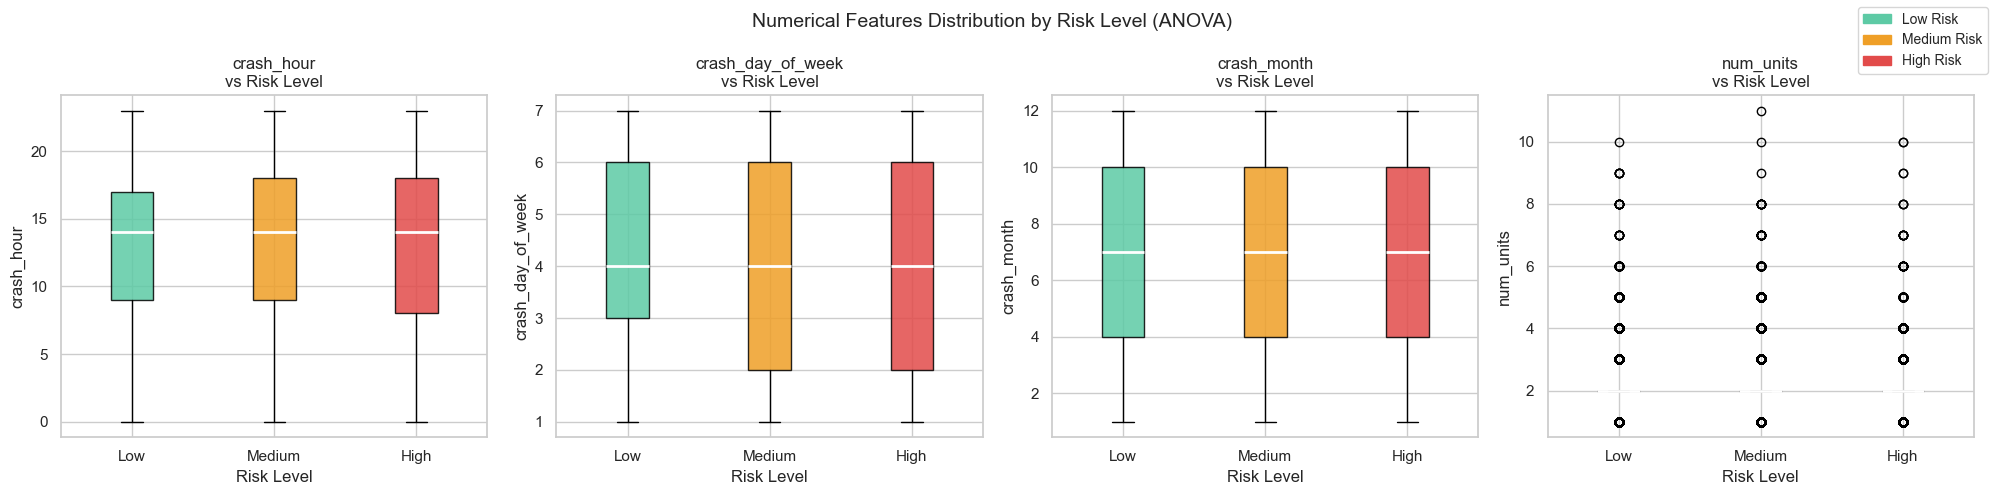
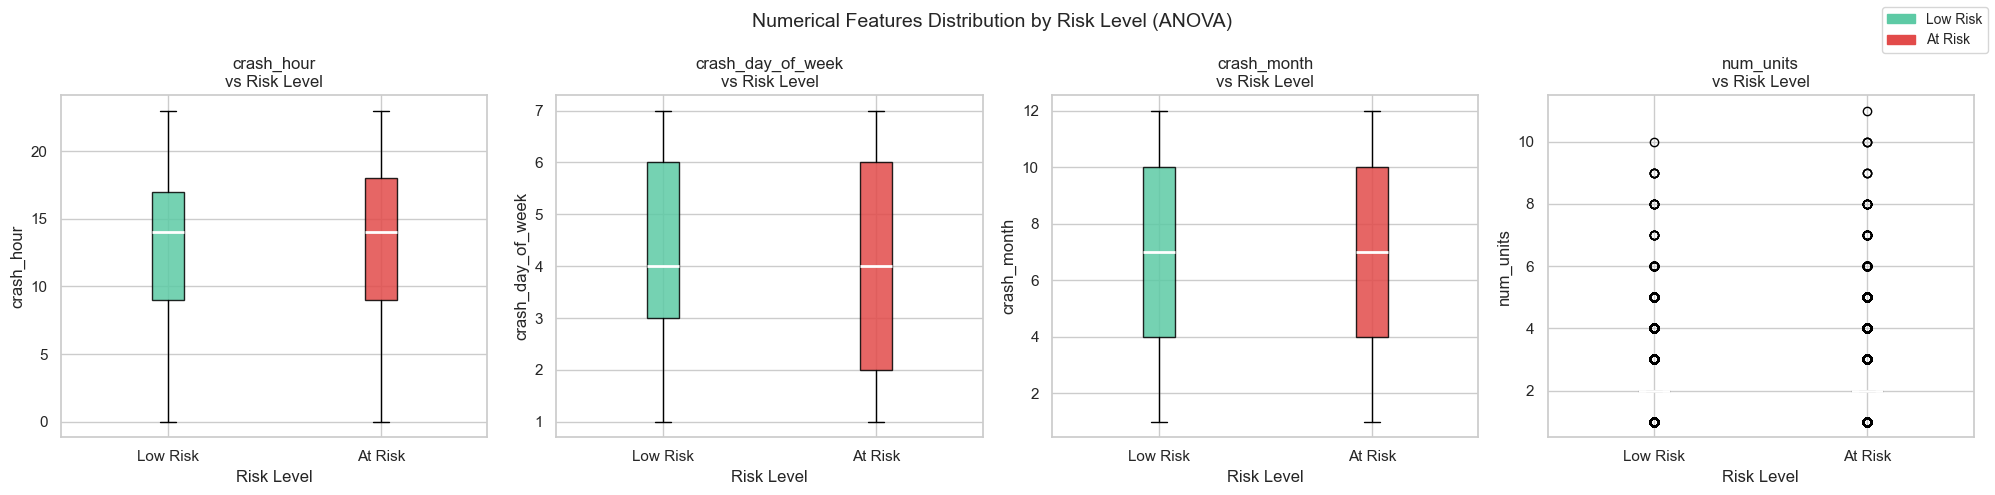
The notebook cell's code change between the first figure and the second:
--- before
+++ after
@@ -13,5 +13,5 @@
 anova_results = []
 for col in numerical_features:
-    groups = [df[df['Risk_Level'] == level][col].values for level in [0, 1, 2]]
+    groups = [df[df['Risk_Level'] == level][col].values for level in [0, 1]]
     f_stat, p_val = f_oneway(*groups)
     significant = 'Yes' if p_val < 0.05 else 'No'
@@ -29,7 +29,7 @@
 # Point-Biserial Correlation
 print("\nPoint-Biserial Correlation: Numerical Features vs. Each Risk Class")
-print("-" * 70)
-print(f"  {'Feature':<22} {'vs Low (0)':>12} {'vs Medium (1)':>14} {'vs High (2)':>12}")
-print("  " + "-" * 62)
+print("-" * 60)
+print(f"  {'Feature':<22} {'vs Low Risk (0)':>18} {'vs At Risk (1)':>18}")
+print("  " + "-" * 58)
 
 pb_results = []
@@ -37,5 +37,5 @@
     row = {'Feature': col}
     corrs = []
-    for level in [0, 1, 2]:
+    for level in [0, 1]:
         binary_target = (df['Risk_Level'] == level).astype(int)
         r, p = pointbiserialr(df[col], binary_target)
@@ -44,5 +44,5 @@
         corrs.append(f"r={r:+.4f} (p={p:.4f})")
     pb_results.append(row)
-    print(f"  {col:<22} {corrs[0]:>20} {corrs[1]:>20} {corrs[2]:>20}")
+    print(f"  {col:<22} {corrs[0]:>24} {corrs[1]:>24}")
 
 pb_df = pd.DataFrame(pb_results)
@@ -50,22 +50,22 @@
 # Visualise — boxplots of numerical features by Risk Level
 fig, axes = plt.subplots(1, len(numerical_features), figsize=(5 * len(numerical_features), 5))
-colors_box = {0: '#5DCAA5', 1: '#EF9F27', 2: '#E24B4A'}
-labels_box  = {0: 'Low', 1: 'Medium', 2: 'High'}
+colors_box = {0: '#5DCAA5', 1: '#E24B4A'}
+labels_box  = {0: 'Low Risk', 1: 'At Risk'}
 
 for ax, col in zip(axes, numerical_features):
-    data_by_class = [df[df['Risk_Level'] == level][col].values for level in [0, 1, 2]]
+    data_by_class = [df[df['Risk_Level'] == level][col].values for level in [0, 1]]
     bp = ax.boxplot(data_by_class, patch_artist=True, notch=False,
                     medianprops=dict(color='white', linewidth=2))
-    for patch, level in zip(bp['boxes'], [0, 1, 2]):
+    for patch, level in zip(bp['boxes'], [0, 1]):
         patch.set_facecolor(colors_box[level])
         patch.set_alpha(0.85)
-    ax.set_xticks([1, 2, 3])
-    ax.set_xticklabels([labels_box[i] for i in [0, 1, 2]])
+    ax.set_xticks([1, 2])
+    ax.set_xticklabels([labels_box[i] for i in [0, 1]])
     ax.set_title(f'{col}\nvs Risk Level', fontsize=12)
     ax.set_xlabel('Risk Level')
     ax.set_ylabel(col)
 
-patches = [mpatches.Patch(color=colors_box[i], label=f'{labels_box[i]} Risk')
-           for i in [0, 1, 2]]
+patches = [mpatches.Patch(color=colors_box[i], label=labels_box[i])
+           for i in [0, 1]]
 fig.legend(handles=patches, loc='upper right', fontsize=10)
 plt.suptitle('Numerical Features Distribution by Risk Level (ANOVA)', fontsize=14)

Commit: done